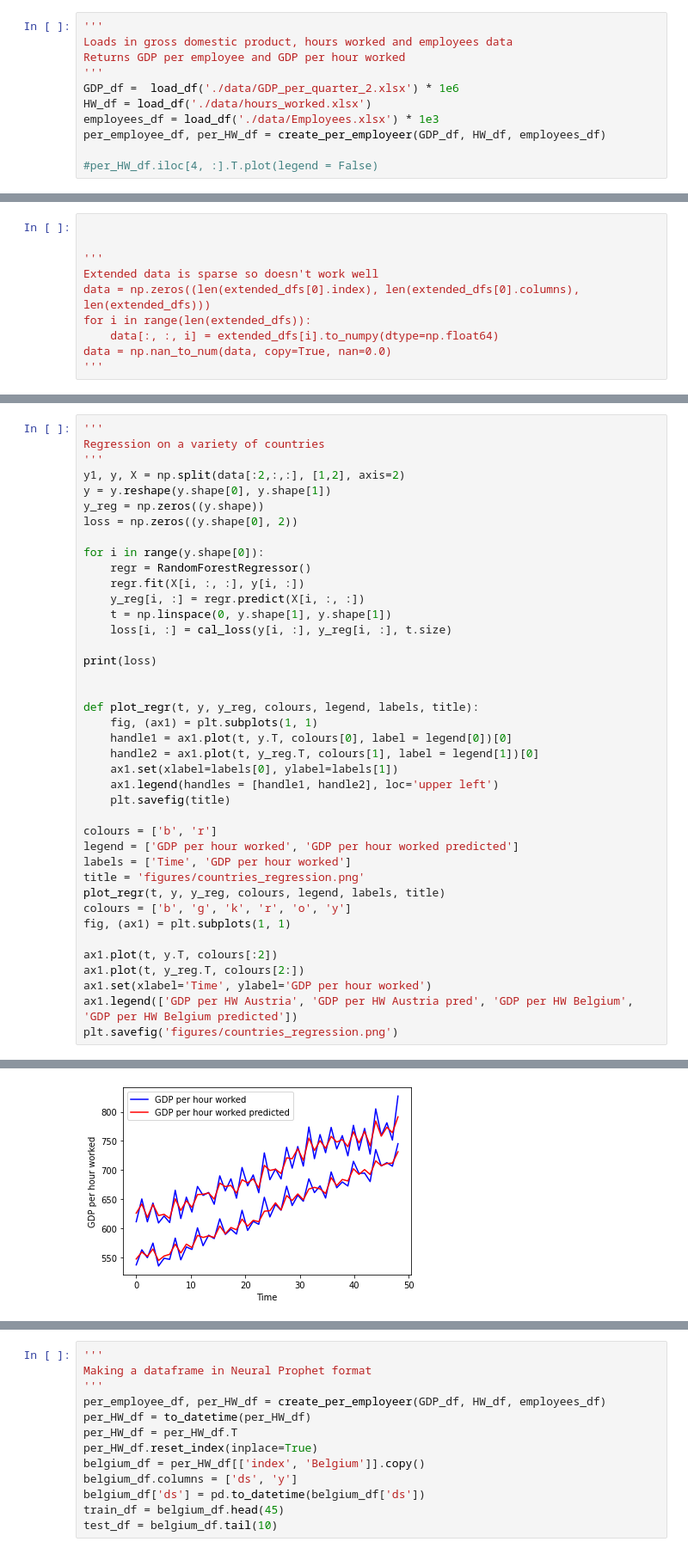
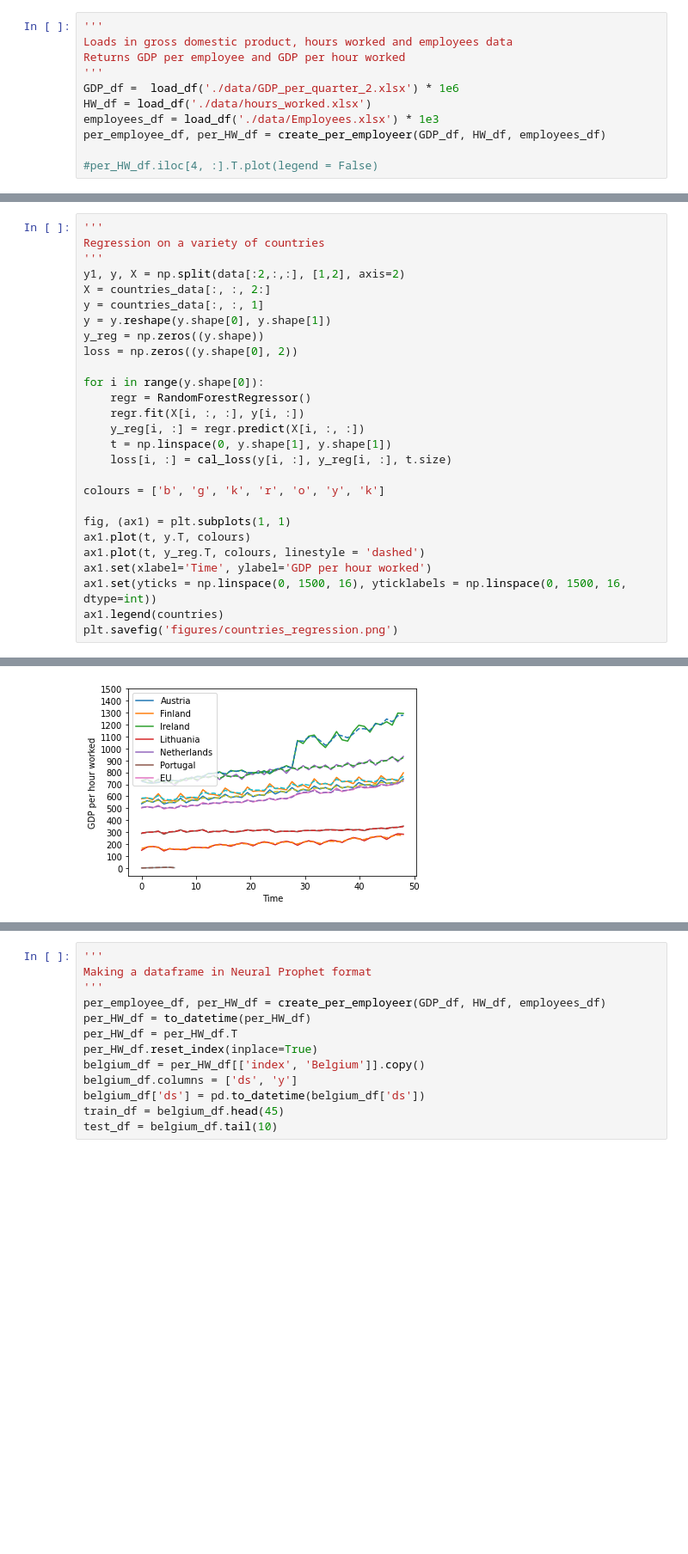
Before and after one commit to nisa-bayraktar/european_productivity, a Jupyter notebook: combined_features.ipynb, the cells around one changed output, grey strips where cells are left out. Shown: that part at 86% size. Saved outputs shown, nothing was run; the diff lists cells and outputs as text; blank space fills up the shorter version.

```diff
--- a/combined_features.ipynb
+++ b/combined_features.ipynb
@@ -303,10 +303,0 @@ Austria, Belgium, Estonia, Finland, France, Germany, Greece, Ireland, Italy, Lat
-# %%
-
-
-'''
-Extended data is sparse so doesn't work well
-data = np.zeros((len(extended_dfs[0].index), len(extended_dfs[0].columns),  len(extended_dfs)))
-for i in range(len(extended_dfs)):
-    data[:, :, i] = extended_dfs[i].to_numpy(dtype=np.float64)
-data = np.nan_to_num(data, copy=True, nan=0.0)
-'''
@@ -385,6 +345,8 @@ plt.savefig('figures/varying_value_regression.png')
 Regression on a variety of countries
 '''
 y1, y, X = np.split(data[:2,:,:], [1,2], axis=2)
+X = countries_data[:, :, 2:]
+y = countries_data[:, :, 1]
 y = y.reshape(y.shape[0], y.shape[1])
 y_reg = np.zeros((y.shape))
 loss = np.zeros((y.shape[0], 2))
@@ -396,28 +358,13 @@ for i in range(y.shape[0]):
     t = np.linspace(0, y.shape[1], y.shape[1])
     loss[i, :] = cal_loss(y[i, :], y_reg[i, :], t.size)
 
-print(loss)
+colours = ['b', 'g', 'k', 'r', 'o', 'y', 'k']
 
-
-def plot_regr(t, y, y_reg, colours, legend, labels, title):
-    fig, (ax1) = plt.subplots(1, 1)
-    handle1 = ax1.plot(t, y.T, colours[0], label = legend[0])[0]
-    handle2 = ax1.plot(t, y_reg.T, colours[1], label = legend[1])[0]
-    ax1.set(xlabel=labels[0], ylabel=labels[1])
-    ax1.legend(handles = [handle1, handle2], loc='upper left')
-    plt.savefig(title)
-
-colours = ['b', 'r']
-legend = ['GDP per hour worked', 'GDP per hour worked predicted']
-labels = ['Time', 'GDP per hour worked']
-title = 'figures/countries_regression.png'
-plot_regr(t, y, y_reg, colours, legend, labels, title)
-colours = ['b', 'g', 'k', 'r', 'o', 'y']
 fig, (ax1) = plt.subplots(1, 1)
-
-ax1.plot(t, y.T, colours[:2])
-ax1.plot(t, y_reg.T, colours[2:])
+ax1.plot(t, y.T, colours)
+ax1.plot(t, y_reg.T, colours, linestyle = 'dashed')
 ax1.set(xlabel='Time', ylabel='GDP per hour worked')
-ax1.legend(['GDP per HW Austria', 'GDP per HW Austria pred', 'GDP per HW Belgium', 'GDP per HW Belgium predicted'])
+ax1.set(yticks = np.linspace(0, 1500, 16), yticklabels = np.linspace(0, 1500, 16, dtype=int))
+ax1.legend(countries)
 plt.savefig('figures/countries_regression.png')
 # %% [output]
@@ -426 +371 @@ plt.savefig('figures/countries_regression.png')
-[figure, old version]
+[figure, new version]
```
Also changed, not shown: parts of 18 cells of this notebook, 5 other files.
